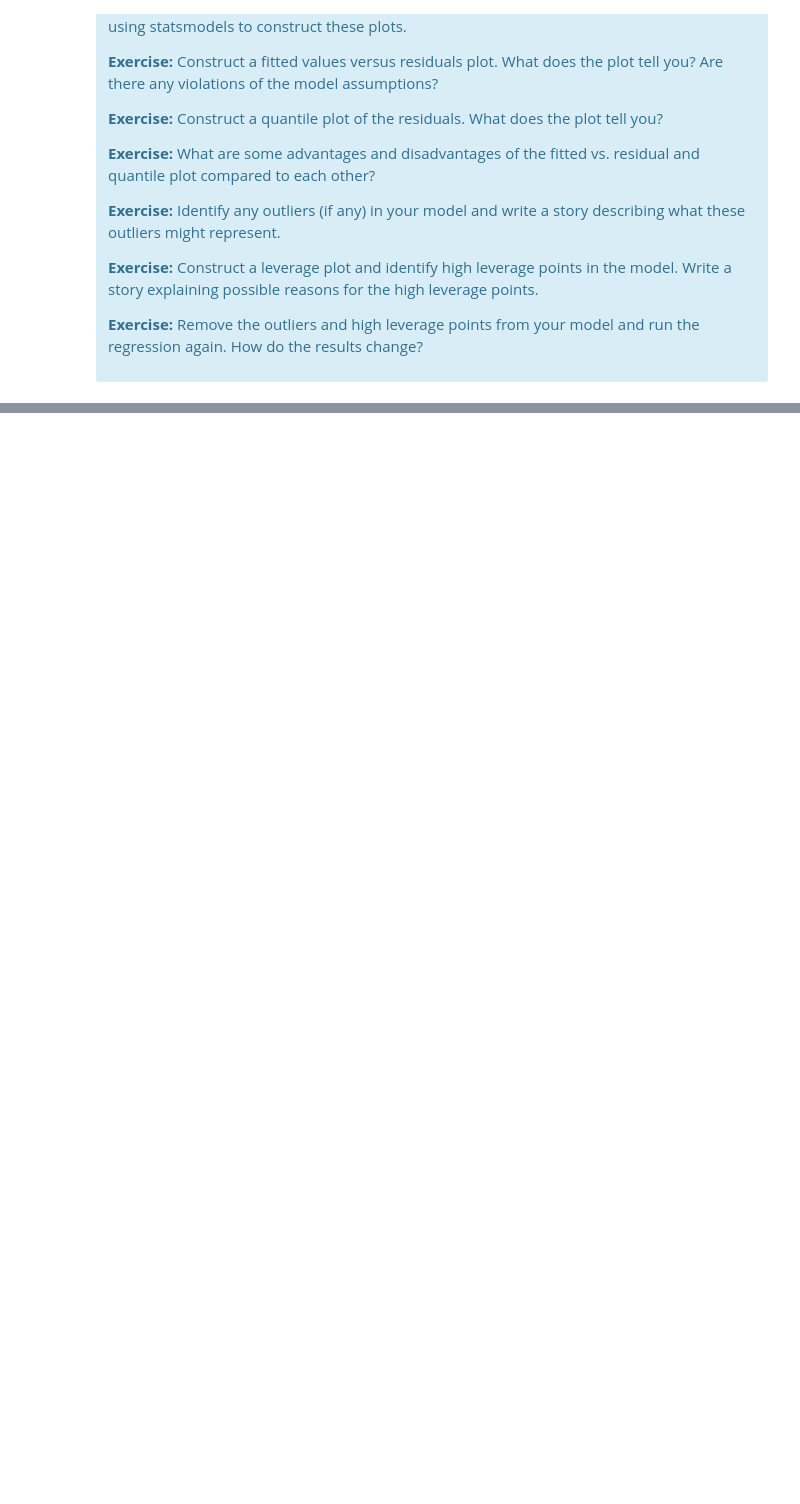
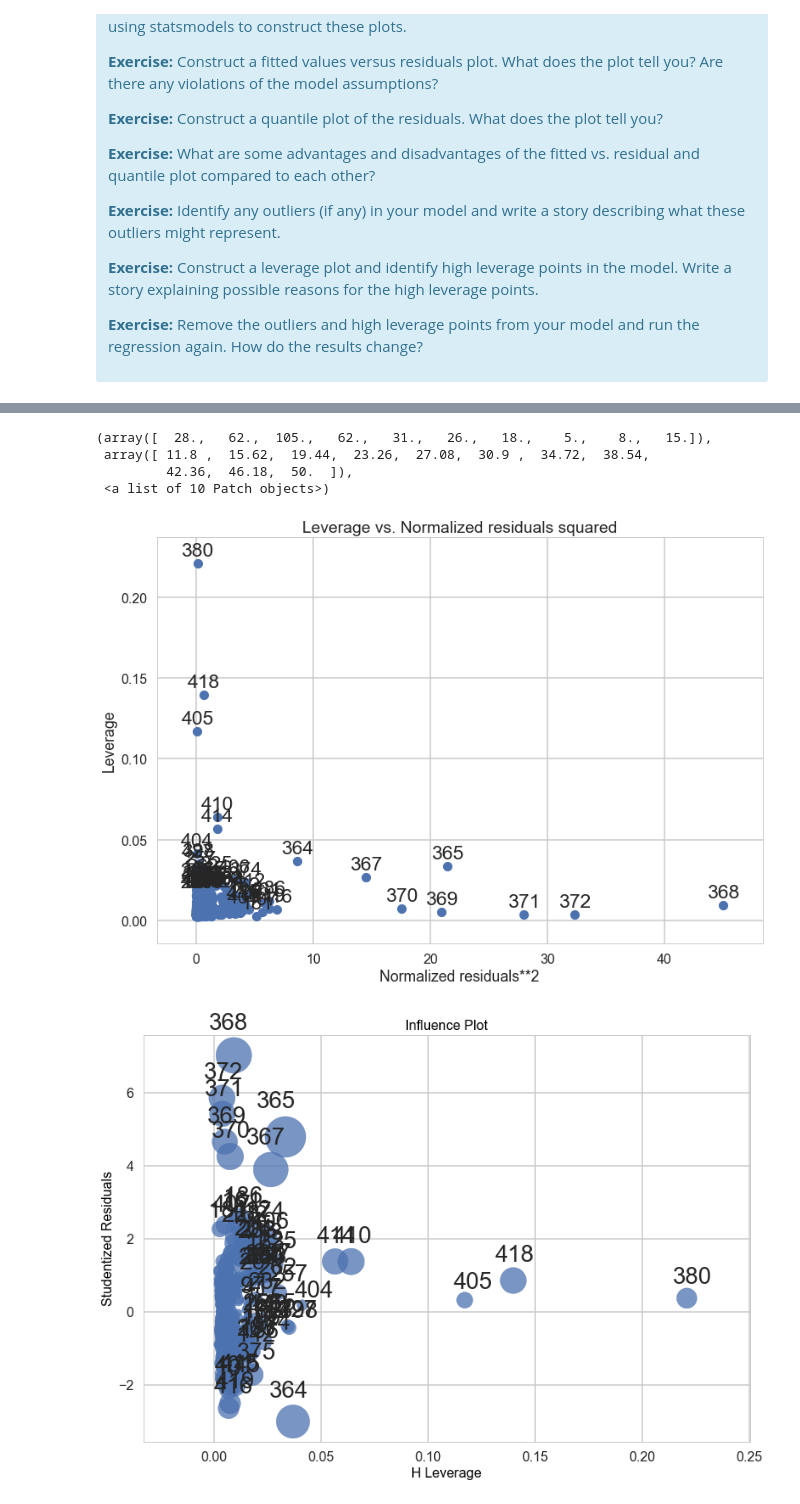
Before and after one commit to JCardenasRdz/SpringBoard, a Jupyter notebook: Projects/15_Linear_Regression/Mini_Project_Linear_Regression_Solution.ipynb, the cells around one changed output, grey strips where cells are left out. Drawn from its saved outputs; the diff is of its cells as text; code cells hidden in the pictures; blank space fills up the shorter version.

```diff
--- a/Projects/15_Linear_Regression/Mini_Project_Linear_Regression_Solution.ipynb
+++ b/Projects/15_Linear_Regression/Mini_Project_Linear_Regression_Solution.ipynb
@@ -849,0 +987,13 @@ There are some other issues that are important investigate with linear regressio
+# %%
+from statsmodels.graphics.regressionplots import *
+plot_leverage_resid2(fitted)
+influence_plot(fitted)
+
+plt.figure(); plt.hist(x[0:360])
+# %% [output]
+(array([  28.,   62.,  105.,   62.,   31.,   26.,   18.,    5.,    8.,   15.]),
+ array([ 11.8 ,  15.62,  19.44,  23.26,  27.08,  30.9 ,  34.72,  38.54,
+         42.36,  46.18,  50.  ]),
+ <a list of 10 Patch objects>)
+[figure, added]
+[figure, added]
```
Also changed, not shown: parts of 21 cells of this notebook.
